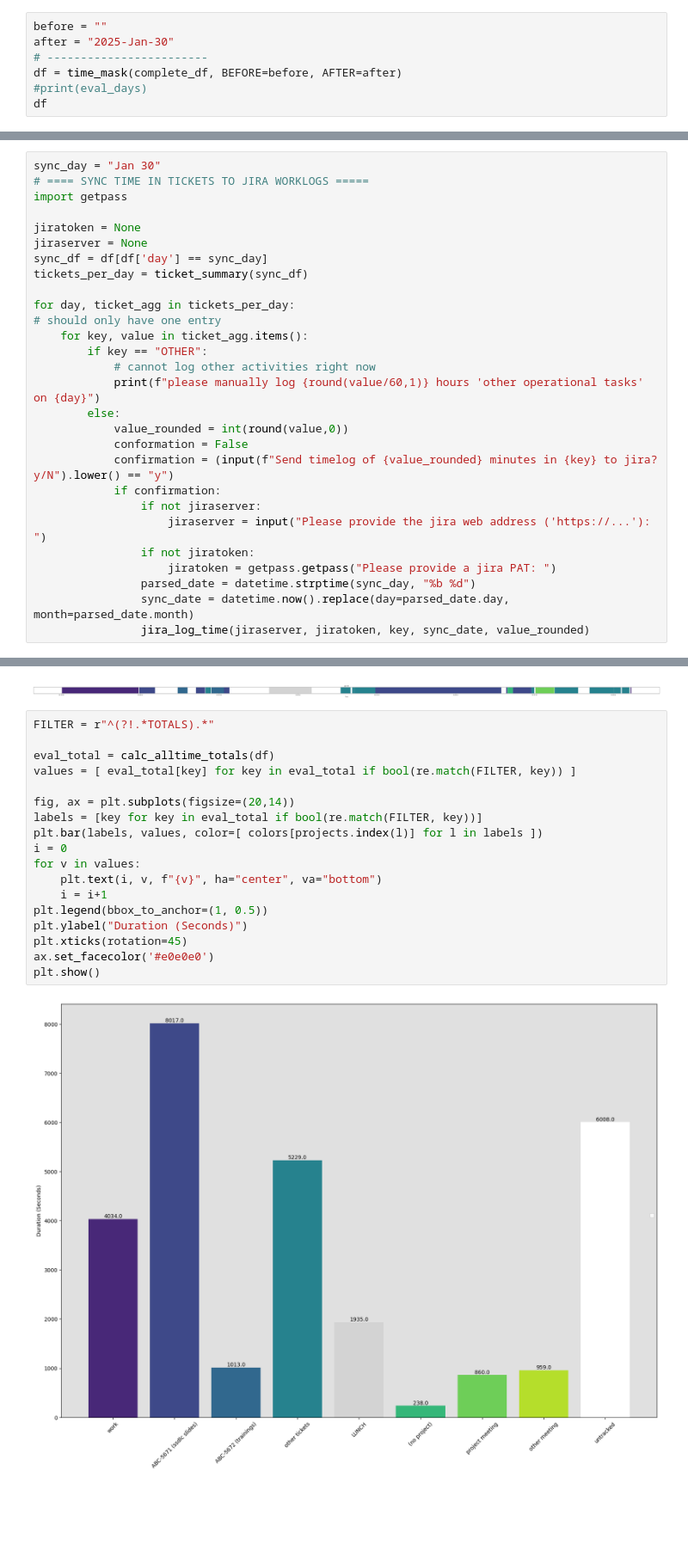
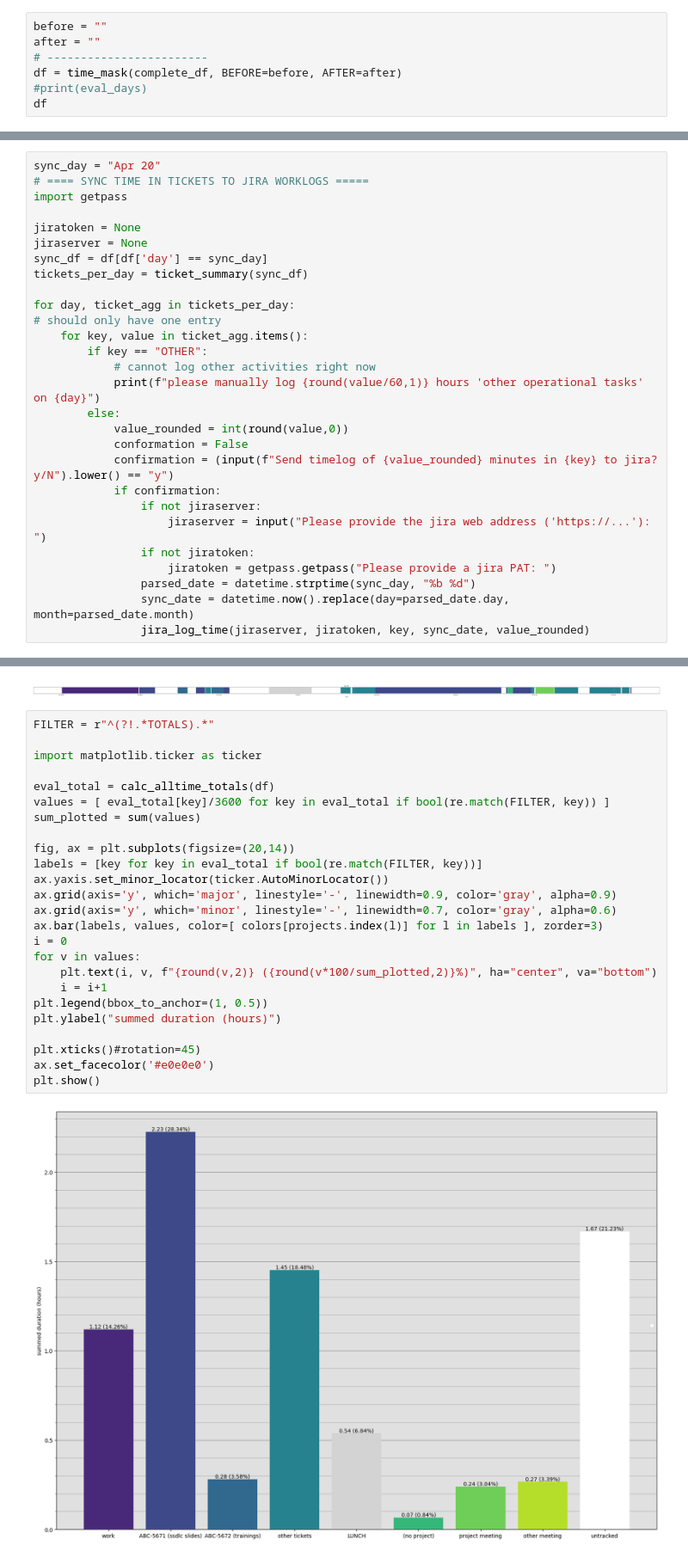
Before and after one commit to elastic-pangolin/time-tracker-notebook, a Jupyter notebook: Untitled.ipynb, the cells around one changed output, grey strips where cells are left out. Shown at 86% size. Cells and saved outputs as stored; diff of their text form; blank space fills up the shorter version.

Commit message:
beautify bar chart

```diff
--- a/Untitled.ipynb
+++ b/Untitled.ipynb
@@ -30,7 +30,7 @@ colors[projects.index('LUNCH')] = np.array( matcolors.to_rgb('lightgrey')+(1,) )
 colors[projects.index('untracked')] = np.array( matcolors.to_rgb('white')+(1,) ) # untracked time is white
 # %%
 before = ""
-after = "2025-Jan-30"
+after = ""
 # ------------------------
 df = time_mask(complete_df, BEFORE=before, AFTER=after)
 #print(eval_days)
@@ -55,7 +54,7 @@ Filtered only days after (incl.) 2025-01-30 00:00:00
 | 25 | 2025-01-31 09:30:58 | 2025-01-31 09:46:57 | other meeting | Jan 31 | 959.0 | 00:15:59 | Fri Jan 31 2025 09:30:58 | Fri Jan 31 2025 09:46:57 | daily | 1.738312e+12 | ... |
 | 26 | 2025-01-31 09:47:18 | 2025-01-31 09:56:26 | other tickets | Jan 31 | 548.0 | 00:09:08 | Fri Jan 31 2025 09:47:18 | Fri Jan 31 2025 09:56:26 | ABC-5664 | 1.738313e+12 | ... |
 # %%
-sync_day = "Jan 30"
+sync_day = "Apr 20"
 # ==== SYNC TIME IN TICKETS TO JIRA WORKLOGS =====
 import getpass
 
@@ -131,20 +121,27 @@ for day in df['day'].unique():
 # %%
 FILTER = r"^(?!.*TOTALS).*"
 
+import matplotlib.ticker as ticker
+
 eval_total = calc_alltime_totals(df)
-values = [ eval_total[key] for key in eval_total if bool(re.match(FILTER, key)) ]
+values = [ eval_total[key]/3600 for key in eval_total if bool(re.match(FILTER, key)) ]
+sum_plotted = sum(values)
 
 fig, ax = plt.subplots(figsize=(20,14))
 labels = [key for key in eval_total if bool(re.match(FILTER, key))]
-plt.bar(labels, values, color=[ colors[projects.index(l)] for l in labels ])
+ax.yaxis.set_minor_locator(ticker.AutoMinorLocator())
+ax.grid(axis='y', which='major', linestyle='-', linewidth=0.9, color='gray', alpha=0.9)
+ax.grid(axis='y', which='minor', linestyle='-', linewidth=0.7, color='gray', alpha=0.6)
+ax.bar(labels, values, color=[ colors[projects.index(l)] for l in labels ], zorder=3)
 i = 0
 for v in values:
-    plt.text(i, v, f"{v}", ha="center", va="bottom")
+    plt.text(i, v, f"{round(v,2)} ({round(v*100/sum_plotted,2)}%)", ha="center", va="bottom")
     i = i+1
 plt.legend(bbox_to_anchor=(1, 0.5))
-plt.ylabel("Duration (Seconds)")
-plt.xticks(rotation=45)
+plt.ylabel("summed duration (hours)")
+
+plt.xticks()#rotation=45)
 ax.set_facecolor('#e0e0e0')
 plt.show()
 # %% [output]
-[figure, old version]
+[figure, new version]
```
Also changed, not shown: parts of 2 cells of this notebook.
